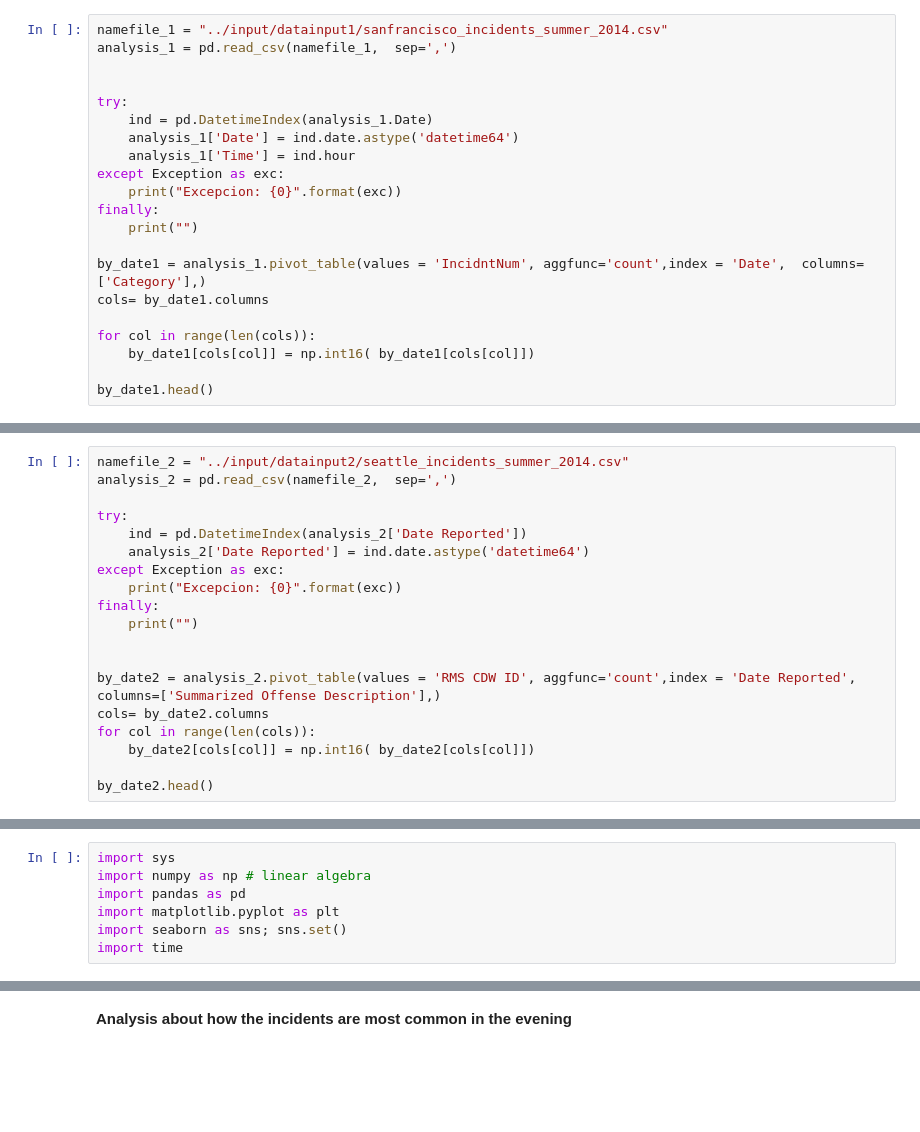
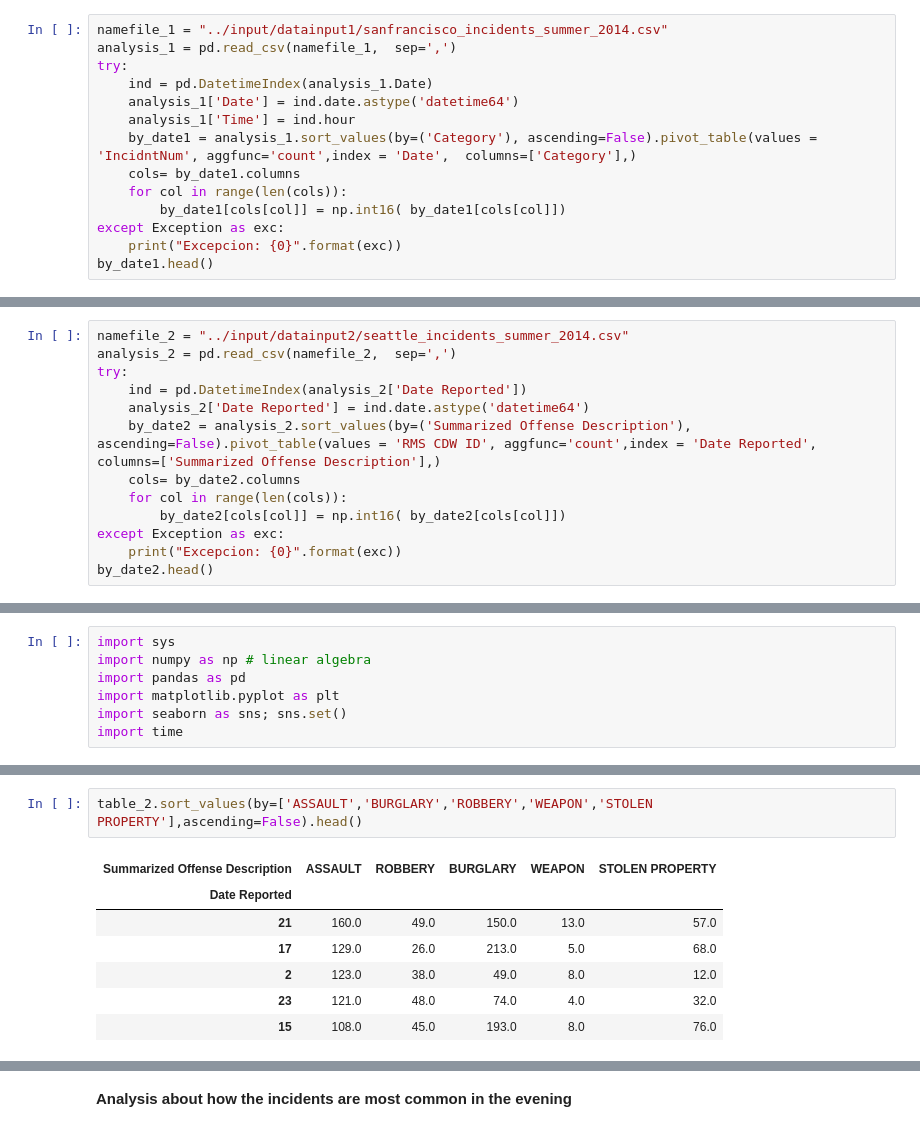
Before and after one commit to ramirobmar/data_science_02, a Jupyter notebook: final_results_2.ipynb, the cells around one changed output, grey strips where cells are left out. Drawn from its saved outputs; the diff is of its cells as text; blank space fills up the shorter version.

```diff
--- a/final_results_2.ipynb
+++ b/final_results_2.ipynb
@@ -29,23 +31,16 @@ import time
 # %%
 namefile_1 = "../input/datainput1/sanfrancisco_incidents_summer_2014.csv"
 analysis_1 = pd.read_csv(namefile_1,  sep=',')
-
-
 try:
     ind = pd.DatetimeIndex(analysis_1.Date)
     analysis_1['Date'] = ind.date.astype('datetime64')
     analysis_1['Time'] = ind.hour
+    by_date1 = analysis_1.sort_values(by=('Category'), ascending=False).pivot_table(values = 'IncidntNum', aggfunc='count',index = 'Date',  columns=['Category'],)
+    cols= by_date1.columns
+    for col in range(len(cols)):
+        by_date1[cols[col]] = np.int16( by_date1[cols[col]])
 except Exception as exc:
     print("Excepcion: {0}".format(exc))
-finally:
-    print("")
-
-by_date1 = analysis_1.pivot_table(values = 'IncidntNum', aggfunc='count',index = 'Date',  columns=['Category'],)
-cols= by_date1.columns
-
-for col in range(len(cols)):
-    by_date1[cols[col]] = np.int16( by_date1[cols[col]])
-
 by_date1.head()
 # %% [output]
 | Category | ARSON | ASSAULT | BRIBERY | BURGLARY | DISORDERLY CONDUCT | DRIVING UNDER THE INFLUENCE | DRUG/NARCOTIC | ... |
@@ -61,21 +74,15 @@ by_date1.head()
 # %%
 namefile_2 = "../input/datainput2/seattle_incidents_summer_2014.csv"
 analysis_2 = pd.read_csv(namefile_2,  sep=',')
-
 try:
     ind = pd.DatetimeIndex(analysis_2['Date Reported'])
     analysis_2['Date Reported'] = ind.date.astype('datetime64')
+    by_date2 = analysis_2.sort_values(by=('Summarized Offense Description'), ascending=False).pivot_table(values = 'RMS CDW ID', aggfunc='count',index = 'Date Reported',  columns=['Summarized Offense Description'],)
+    cols= by_date2.columns
+    for col in range(len(cols)):
+        by_date2[cols[col]] = np.int16( by_date2[cols[col]])
 except Exception as exc:
     print("Excepcion: {0}".format(exc))
-finally:
-    print("")
-
-
-by_date2 = analysis_2.pivot_table(values = 'RMS CDW ID', aggfunc='count',index = 'Date Reported',  columns=['Summarized Offense Description'],)
-cols= by_date2.columns
-for col in range(len(cols)):
-    by_date2[cols[col]] = np.int16( by_date2[cols[col]])
-
 by_date2.head()
 # %% [output]
 | Summarized Offense Description | ANIMAL COMPLAINT | ASSAULT | BIAS INCIDENT | BIKE THEFT | BURGLARY | BURGLARY-SECURE PARKING-RES | ... |
@@ -136 +143,11 @@ Results:
 [figure]
+# %%
+table_2.sort_values(by=['ASSAULT','BURGLARY','ROBBERY','WEAPON','STOLEN PROPERTY'],ascending=False).head()
+# %% [output]
+| Summarized Offense Description | ASSAULT | ROBBERY | BURGLARY | WEAPON | STOLEN PROPERTY |
+| Date Reported |  |  |  |  |  |
+| 21 | 160.0 | 49.0 | 150.0 | 13.0 | 57.0 |
+| 17 | 129.0 | 26.0 | 213.0 | 5.0 | 68.0 |
+| 2 | 123.0 | 38.0 | 49.0 | 8.0 | 12.0 |
+| 23 | 121.0 | 48.0 | 74.0 | 4.0 | 32.0 |
+| 15 | 108.0 | 45.0 | 193.0 | 8.0 | 76.0 |
```
Also changed, not shown: parts of 20 cells of this notebook.
